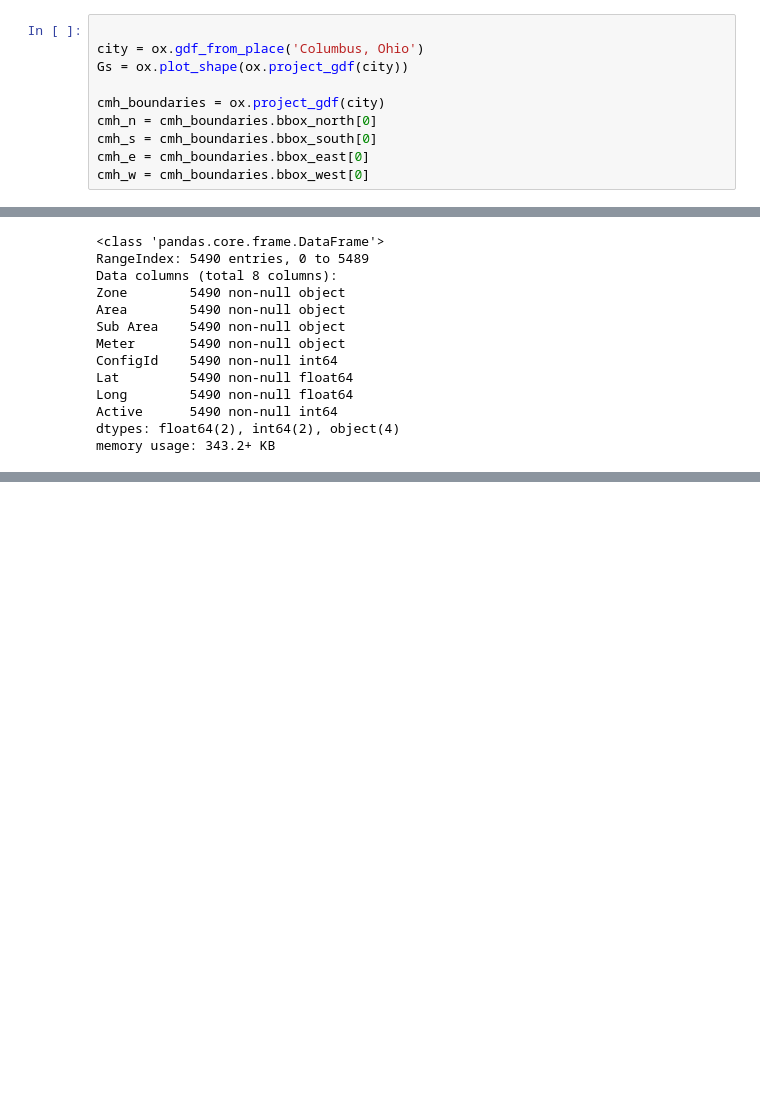
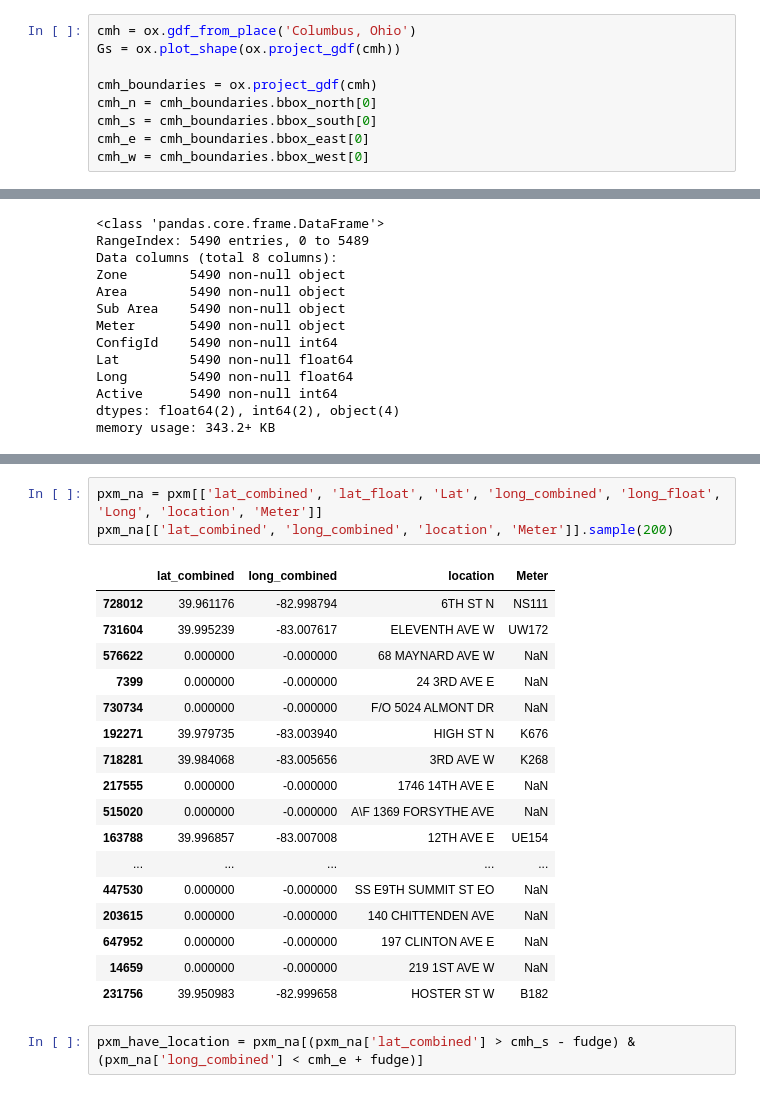
Before and after one commit to osofariu/cmh-parking-tickets, a Jupyter notebook: notebooks/Cmh_Parking_Violation.ipynb, the cells around one changed output, grey strips where cells are left out. Saved outputs shown, nothing was run; the diff lists cells and outputs as text; blank space fills up the shorter version.

```diff
--- a/notebooks/Cmh_Parking_Violation.ipynb
+++ b/notebooks/Cmh_Parking_Violation.ipynb
@@ -76,9 +54,8 @@ ox.plot_graph(G, fig_height=10)
 # %%
+cmh = ox.gdf_from_place('Columbus, Ohio')
+Gs = ox.plot_shape(ox.project_gdf(cmh))
 
-city = ox.gdf_from_place('Columbus, Ohio')
-Gs = ox.plot_shape(ox.project_gdf(city))
-
-cmh_boundaries = ox.project_gdf(city)
+cmh_boundaries = ox.project_gdf(cmh)
 cmh_n = cmh_boundaries.bbox_north[0]
 cmh_s = cmh_boundaries.bbox_south[0]
 cmh_e = cmh_boundaries.bbox_east[0]
@@ -206,0 +123,23 @@ infraction_locations_from_meters[infraction_locations_from_meters['lat_float'] >
+# %%
+pxm_na = pxm[['lat_combined', 'lat_float', 'Lat', 'long_combined', 'long_float', 'Long', 'location', 'Meter']]
+pxm_na[['lat_combined', 'long_combined', 'location', 'Meter']].sample(200)
+# %% [output]
+|  | lat_combined | long_combined | location | Meter |
+| 728012 | 39.961176 | -82.998794 | 6TH ST N | NS111 |
+| 731604 | 39.995239 | -83.007617 | ELEVENTH AVE W | UW172 |
+| 576622 | 0.000000 | -0.000000 | 68 MAYNARD AVE W | NaN |
+| 7399 | 0.000000 | -0.000000 | 24 3RD AVE E | NaN |
+| 730734 | 0.000000 | -0.000000 | F/O 5024 ALMONT DR | NaN |
+| 192271 | 39.979735 | -83.003940 | HIGH ST N | K676 |
+| 718281 | 39.984068 | -83.005656 | 3RD AVE W | K268 |
+| 217555 | 0.000000 | -0.000000 | 1746 14TH AVE E | NaN |
+| 515020 | 0.000000 | -0.000000 | A\F 1369 FORSYTHE AVE | NaN |
+| 163788 | 39.996857 | -83.007008 | 12TH AVE E | UE154 |
+| ... | ... | ... | ... | ... |
+| 447530 | 0.000000 | -0.000000 | SS E9TH SUMMIT ST EO | NaN |
+| 203615 | 0.000000 | -0.000000 | 140 CHITTENDEN AVE | NaN |
+| 647952 | 0.000000 | -0.000000 | 197 CLINTON AVE E | NaN |
+| 14659 | 0.000000 | -0.000000 | 219 1ST AVE W | NaN |
+| 231756 | 39.950983 | -82.999658 | HOSTER ST W | B182 |
+# %%
+pxm_have_location = pxm_na[(pxm_na['lat_combined'] > cmh_s - fudge) & (pxm_na['long_combined'] < cmh_e + fudge)]
```
Also changed, not shown: parts of 14 cells of this notebook.
